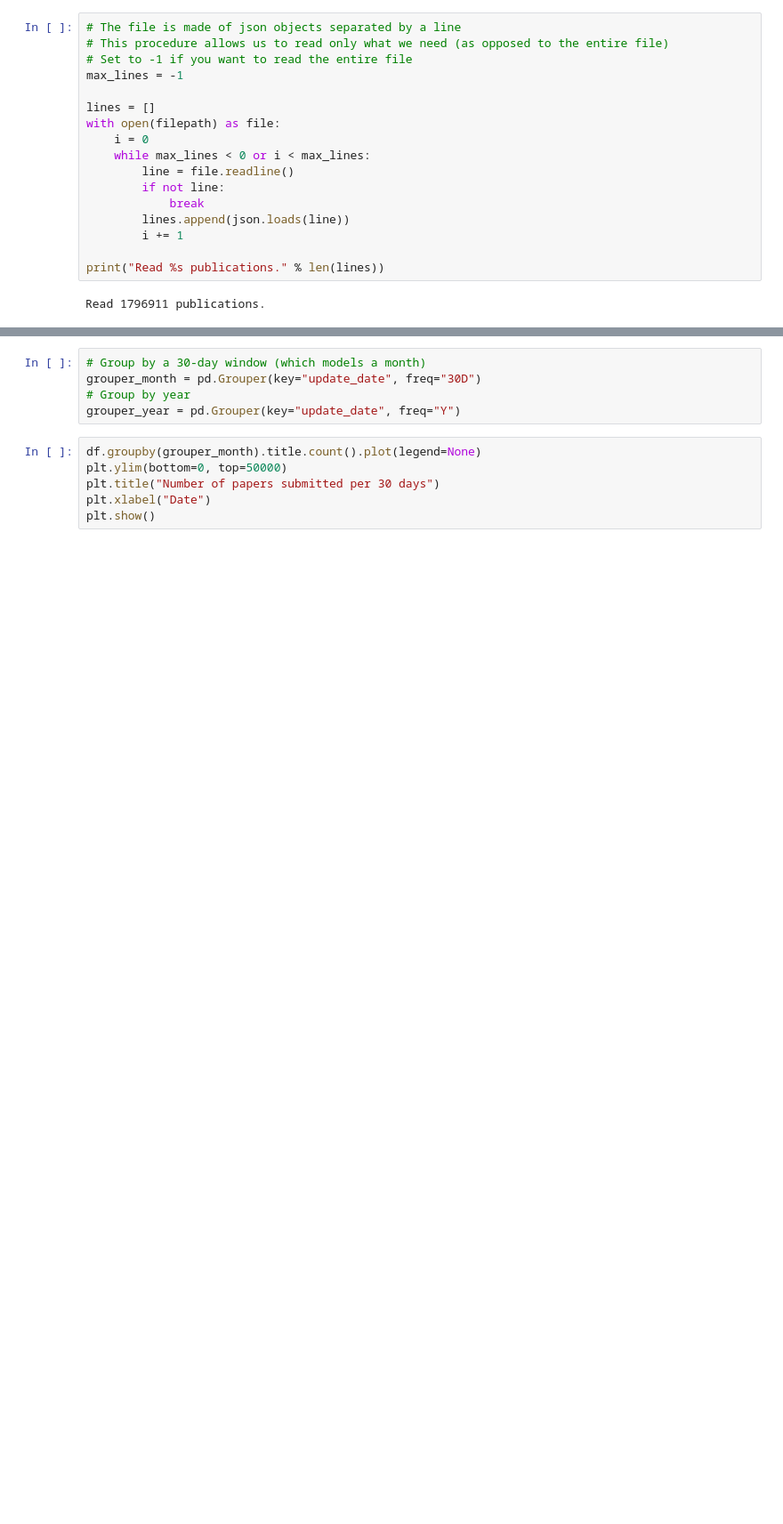
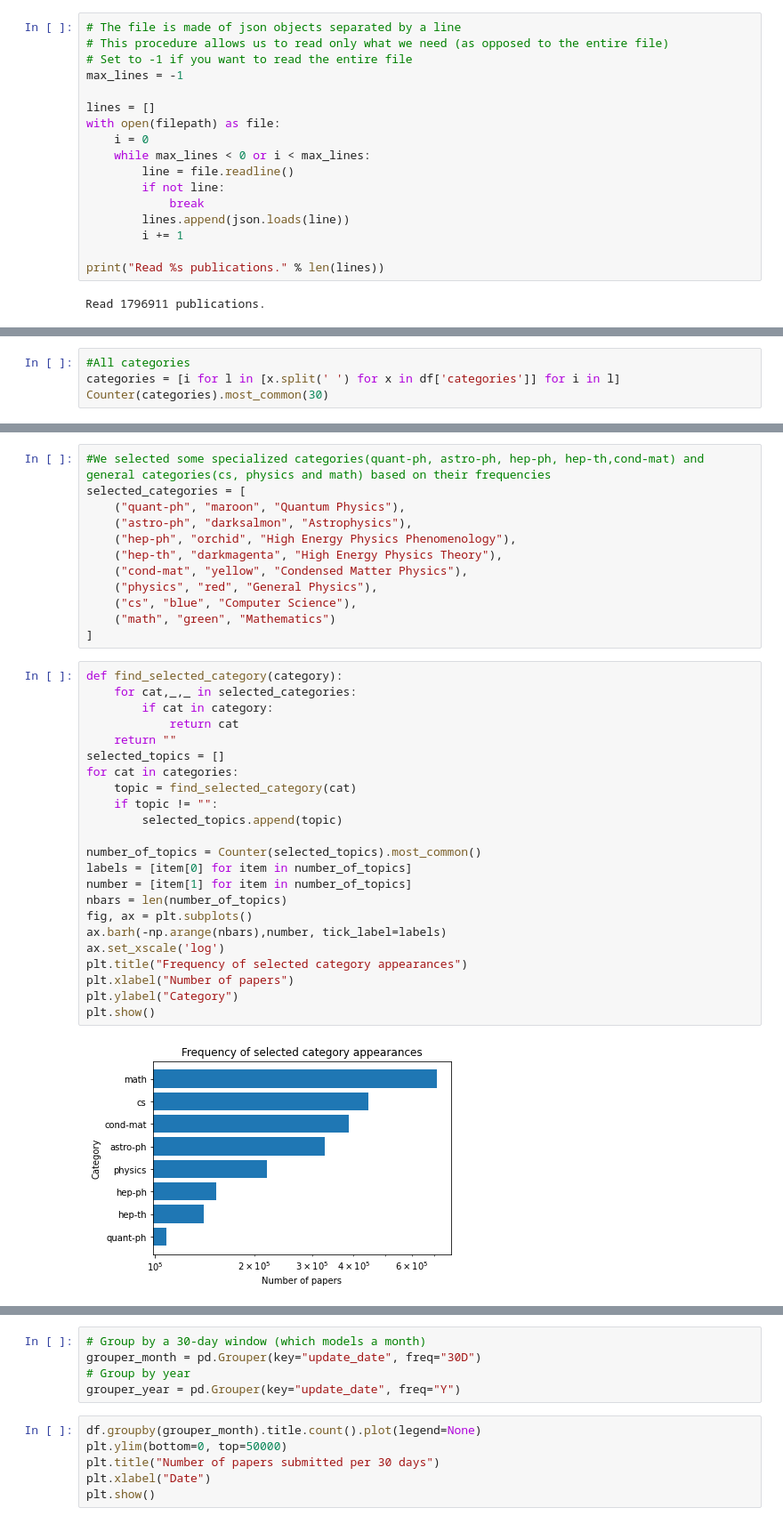
Before and after one commit to com-480-data-visualization/data-visualization-project-2021-ufa, a Jupyter notebook: exploratory_data_analysis.ipynb, the cells around one changed output, grey strips where cells are left out. Shown at 89% size. Drawn from its saved outputs; the diff is of its cells as text; blank space fills up the shorter version.

Commit message:
add category analysis

```diff
--- a/exploratory_data_analysis.ipynb
+++ b/exploratory_data_analysis.ipynb
@@ -42,3 +44,7 @@ df.head(3)
 | 0704.0001 | Pavel Nadolsky | C. Bal\'azs, E. L. Berger, P. M. ... | Calculation of prompt diphoton pr... | 37 pages, 15 figures; published v... | Phys.Rev.D76:013009,2007 | 10.1103/PhysRevD.76.013009 | ANL-HEP-PR-07-12 | hep-ph | None | A fully differential calculation ... | ... |
 | 0704.0002 | Louis Theran | Ileana Streinu and Louis Theran | Sparsity-certifying Graph Decompo... | To appear in Graphs and Combinato... | None | None | None | math.CO cs.CG | http://arxiv.org/licenses/nonexcl... | We describe a new algorithm, the ... | ... |
 | 0704.0003 | Hongjun Pan | Hongjun Pan | The evolution of the Earth-Moon s... | 23 pages, 3 figures | None | None | None | physics.gen-ph | None | The evolution of Earth-Moon syste... | ... |
+# %%
+#All categories
+categories = [i for l in [x.split(' ') for x in df['categories']] for i in l]
+Counter(categories).most_common(30)
@@ -44,0 +69,37 @@ df.head(3)
+# %%
+#We selected some specialized categories(quant-ph, astro-ph, hep-ph, hep-th,cond-mat) and general categories(cs, physics and math) based on their frequencies
+selected_categories = [
+    ("quant-ph", "maroon", "Quantum Physics"),
+    ("astro-ph", "darksalmon", "Astrophysics"),
+    ("hep-ph", "orchid", "High Energy Physics Phenomenology"),
+    ("hep-th", "darkmagenta", "High Energy Physics Theory"),
+    ("cond-mat", "yellow", "Condensed Matter Physics"),
+    ("physics", "red", "General Physics"),
+    ("cs", "blue", "Computer Science"),
+    ("math", "green", "Mathematics")
+]
+# %%
+def find_selected_category(category):
+    for cat,_,_ in selected_categories:
+        if cat in category:
+            return cat
+    return ""
+selected_topics = []
+for cat in categories:
+    topic = find_selected_category(cat)
+    if topic != "":
+        selected_topics.append(topic)
+
+number_of_topics = Counter(selected_topics).most_common()
+labels = [item[0] for item in number_of_topics]
+number = [item[1] for item in number_of_topics]
+nbars = len(number_of_topics)
+fig, ax = plt.subplots()
+ax.barh(-np.arange(nbars),number, tick_label=labels)
+ax.set_xscale('log')
+plt.title("Frequency of selected category appearances")
+plt.xlabel("Number of papers")
+plt.ylabel("Category")
+plt.show()
+# %% [output]
+[figure, added]
```
Also changed, not shown: parts of 6 cells of this notebook.
